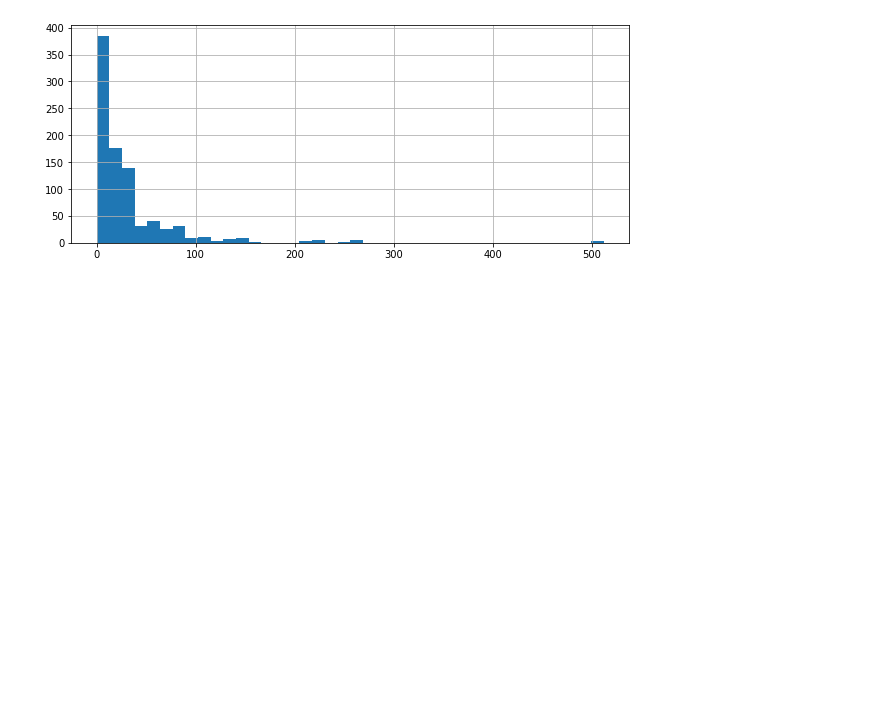
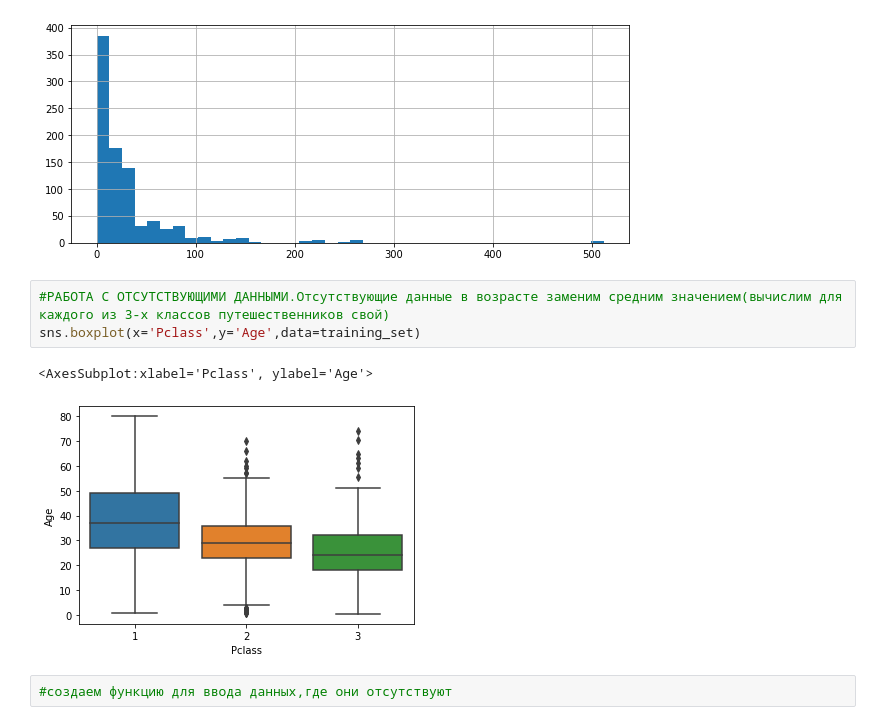
Before and after one commit to frau-muller/ml, a Jupyter notebook: pandas/ML/2.Логистическая регрессия.ipynb, the cells around one changed output. Cells and saved outputs as stored; diff of their text form; blank space fills up the shorter version.

```diff
--- a/pandas/ML/2.Логистическая регрессия.ipynb
+++ b/pandas/ML/2.Логистическая регрессия.ipynb
@@ -107,3 +107,11 @@ training_set['Fare'].hist(bins=40,figsize=(10,4))
 # %% [output]
 <AxesSubplot:>
 [figure]
+# %%
+#РАБОТА С ОТСУТСТВУЮЩИМИ ДАННЫМИ.Отсутствующие данные в возрасте заменим средним значением(вычислим для каждого из 3-х классов путешественников свой)
+sns.boxplot(x='Pclass',y='Age',data=training_set)
+# %% [output]
+<AxesSubplot:xlabel='Pclass', ylabel='Age'>
+[figure, added]
+# %%
+#создаем функцию для ввода данных,где они отсутствуют
```
